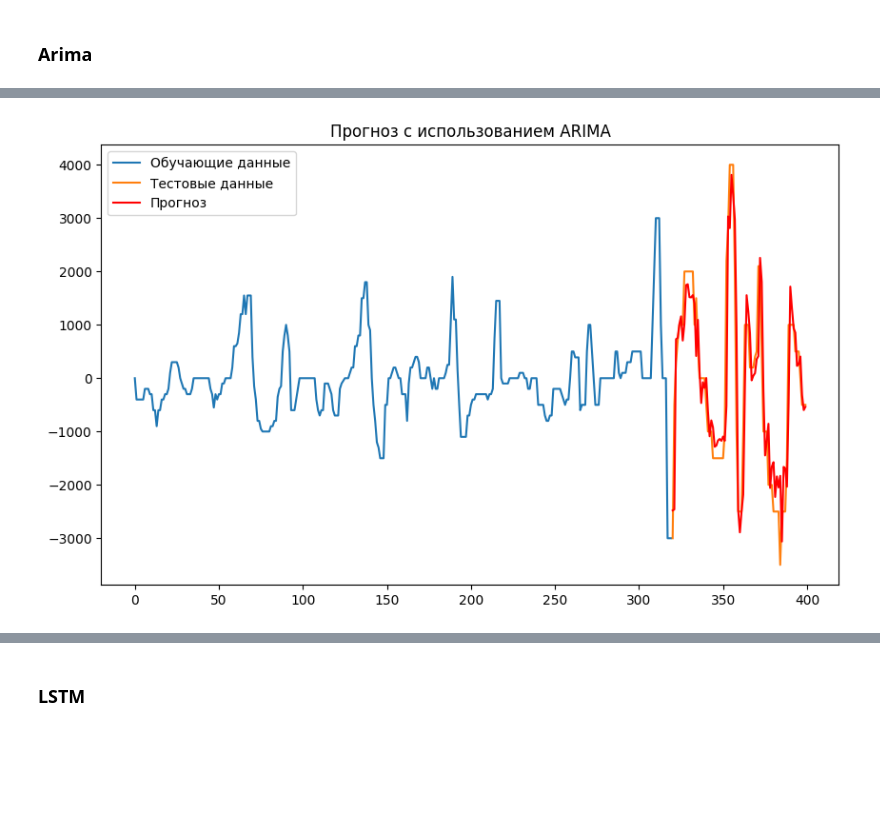
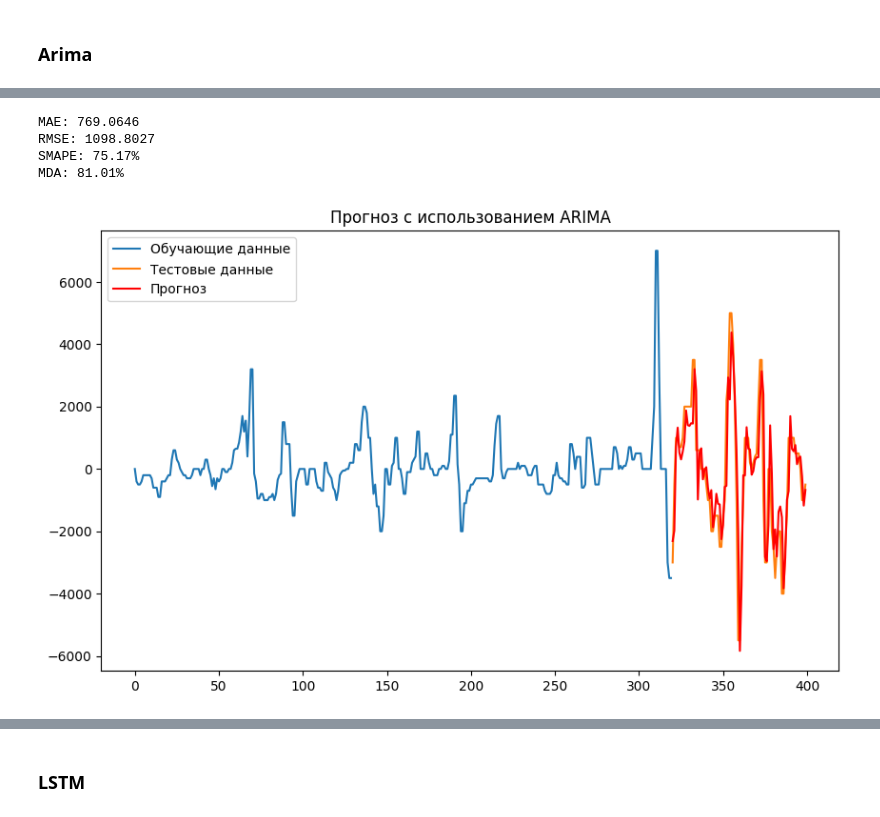
Before and after one commit to Klop4ikk/3int, a Jupyter notebook: Итоговая работа/train.ipynb, the cells around one changed output, grey strips where cells are left out. Drawn from its saved outputs; the diff is of its cells as text; code cells hidden in the pictures; blank space fills up the shorter version.

```diff
--- a/Итоговая работа/train.ipynb
+++ b/Итоговая работа/train.ipynb
@@ -518,10 +529,10 @@ from statsmodels.tsa.arima.model import ARIMA  # Новая версия ARIMA
 # %%
 # Разделим данные на тренировочные и тестовые выборки (80%/20%)
-train_size = int(len(df_ts) * 0.8)
-train, test = df_ts['Цена на арматуру (сглаженная)'][:train_size], df_ts['Цена на арматуру (сглаженная)'][train_size:]
+train_size_a = int(len(df_ts) * 0.8)
+train_a, test_a = df_ts['Цена на арматуру (сглаженная)'][:train_size_a], df_ts['Цена на арматуру (сглаженная)'][train_size_a:]
 
 # Применим auto_arima для подбора модели ARIMA
-model = auto_arima(train, seasonal=False, stepwise=True, trace=True)
+model = auto_arima(train_a, seasonal=False, stepwise=True, trace=True)
 
 # Выводим информацию о лучшей модели
 print(f"Лучшие параметры ARIMA: {model.order}")
@@ -567,20 +578,46 @@ Critical Values: {'1%': -3.44714244478345, '5%': -2.8689414326247995, '10%': -2.
 Ряд стационарен (p-value < 0.05)
 # %%
 # Выбираем столбец с данными временного ряда
-time_series = df_ts['Цена на арматуру (сглаженная)']
-model = ARIMA(time_series, order=(4, 0, 3))
+time_series_a = df_ts['Цена на арматуру (сглаженная)']
+model = ARIMA(time_series_a, order= model.order )
 fitted_model = model.fit()
 # %%
 # Прогнозируем на тестовых данных
-forecast = fitted_model.predict(start=len(train), end=len(train) + len(test) - 1)
+forecast = fitted_model.predict(start=len(train_a), end=len(train_a) + len(test_a) - 1)
+
+# Средняя абсолютная ошибка (MAE)
+mae = mean_absolute_error(test_a, forecast)
+print(f"MAE: {mae:.4f}")
+
+#  Корень среднеквадратичной ошибки (RMSE)
+rmse = np.sqrt(mean_squared_error(test_a, forecast))
+print(f"RMSE: {rmse:.4f}")
+
+# Симметричная MAPE (SMAPE)
+smape = np.mean(2 * np.abs(forecast - test_a) / (np.abs(test_a) + np.abs(forecast))) * 100
+print(f"SMAPE: {smape:.2f}%")
+
+# Сдвигаем массивы на один элемент
+test_a_shifted = test_a[:-1]
+forecast_shifted = forecast[:-1]
+
+# Вычисляем MDA
+mda = np.mean(np.sign(test_a_shifted) == np.sign(forecast_shifted))
+print(f"MDA: {mda:.2%}")
+
+
 
 # Визуализируем результат
 plt.figure(figsize=(10, 6))
-plt.plot(train, label='Обучающие данные')
-plt.plot(test, label='Тестовые данные')
+plt.plot(train_a, label='Обучающие данные')
+plt.plot(test_a, label='Тестовые данные')
 plt.plot(forecast, label='Прогноз', color='red')
 plt.legend()
 plt.title('Прогноз с использованием ARIMA')
 plt.show()
 # %% [output]
+MAE: 769.0646
+RMSE: 1098.8027
+SMAPE: 75.17%
+MDA: 81.01%
-[figure, old version]
+[figure, new version]
```
Also changed, not shown: parts of 14 cells of this notebook.
